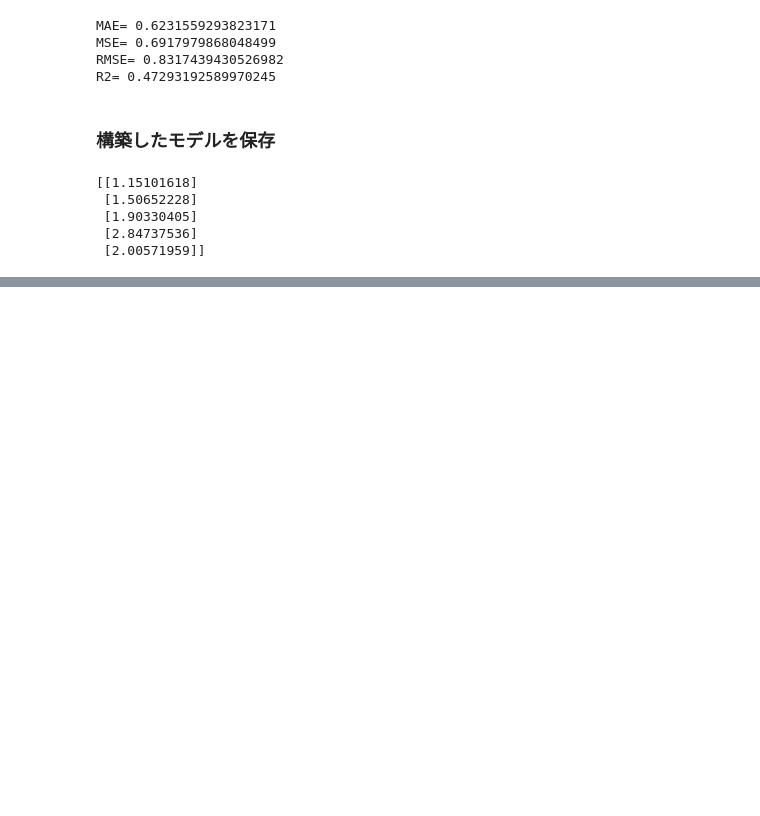
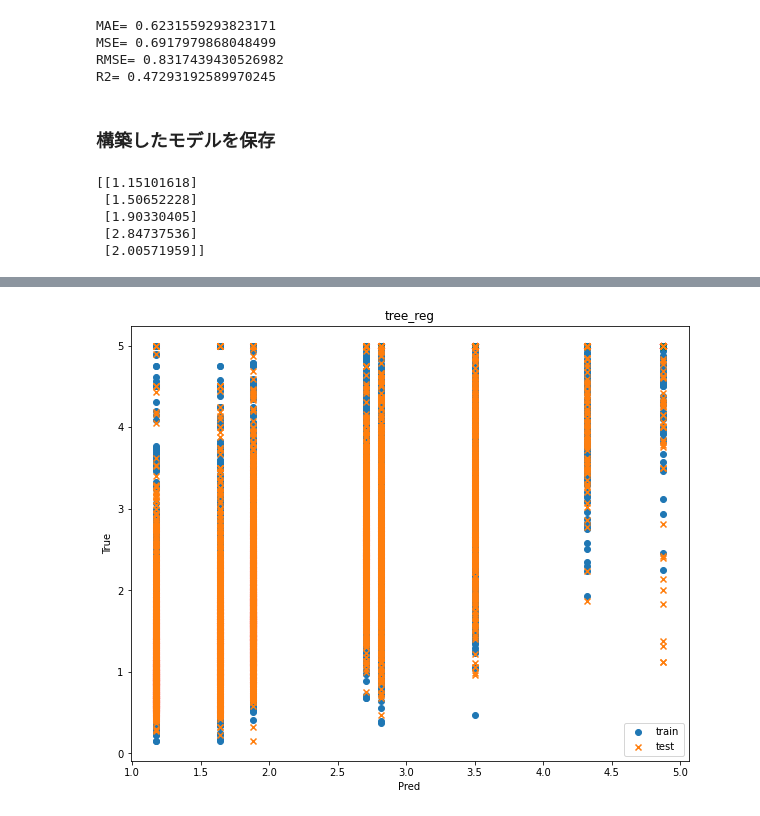
Before and after one commit to Murakami-Shoya/everyday_programming, a Jupyter notebook: AI_100knock.ipynb, the cells around one changed output, grey strips where cells are left out. Cells and saved outputs as stored; diff of their text form; code cells hidden in the pictures; blank space fills up the shorter version.

```diff
--- a/AI_100knock.ipynb
+++ b/AI_100knock.ipynb
@@ -162,0 +205,21 @@ pred = model.predict(x_test)
+# %%
+# 評価
+train_pred = tree_reg.predict(X_train)
+test_pred = tree_reg.predict(X_test)
+
+import numpy as np
+
+train_pred = np.expand_dims(train_pred, 1)
+test_pred = np.expand_dims(test_pred, 1)
+
+plt.figure(figsize=(10, 8))
+
+plt.scatter(train_pred, y_train, label="train")
+plt.scatter(test_pred, y_test, label="test", marker="x")
+plt.xlabel("Pred")
+plt.ylabel("True")
+plt.title("tree_reg")
+plt.legend()
+plt.show()
+# %% [output]
+[figure, added]
```
Also changed, not shown: parts of 8 cells of this notebook.
